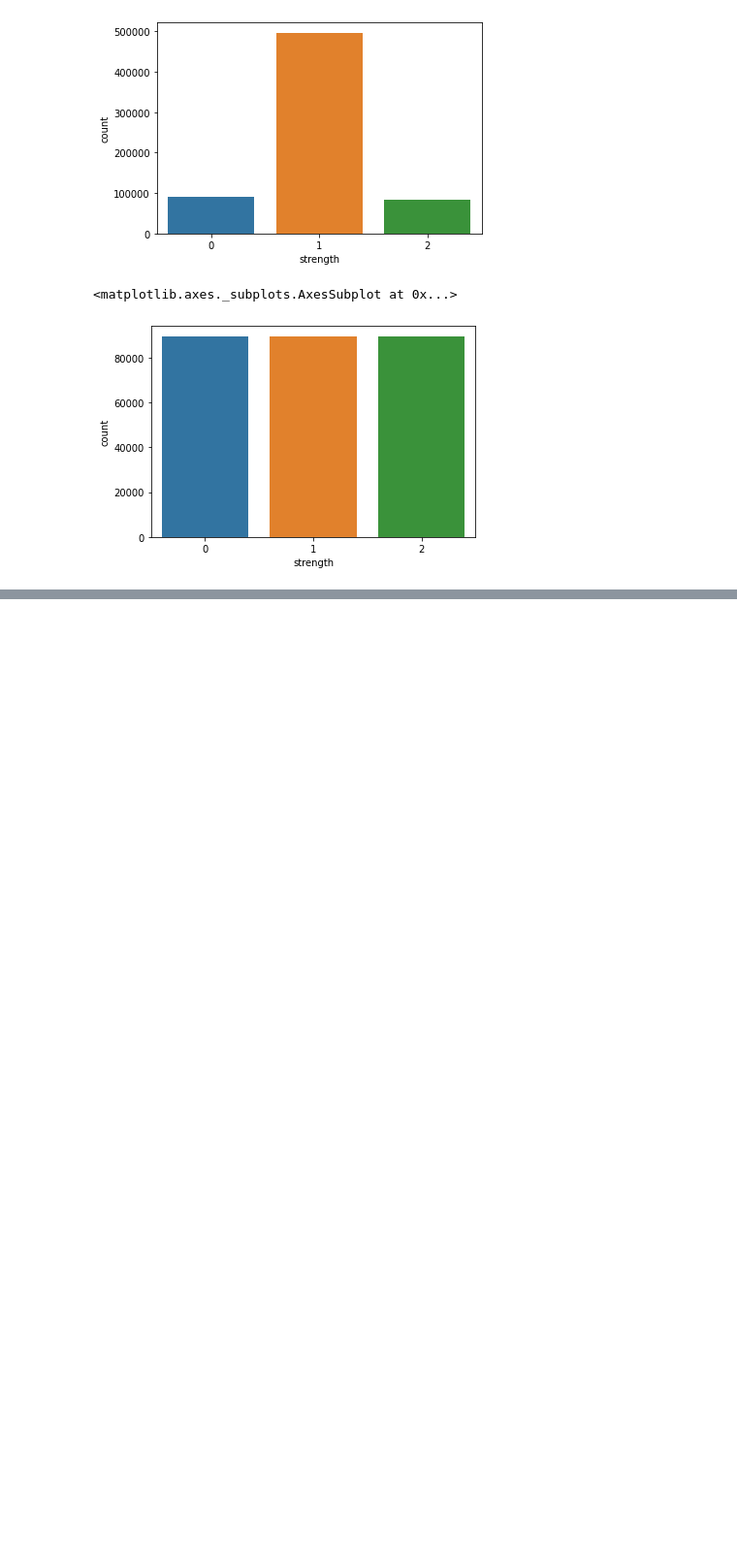
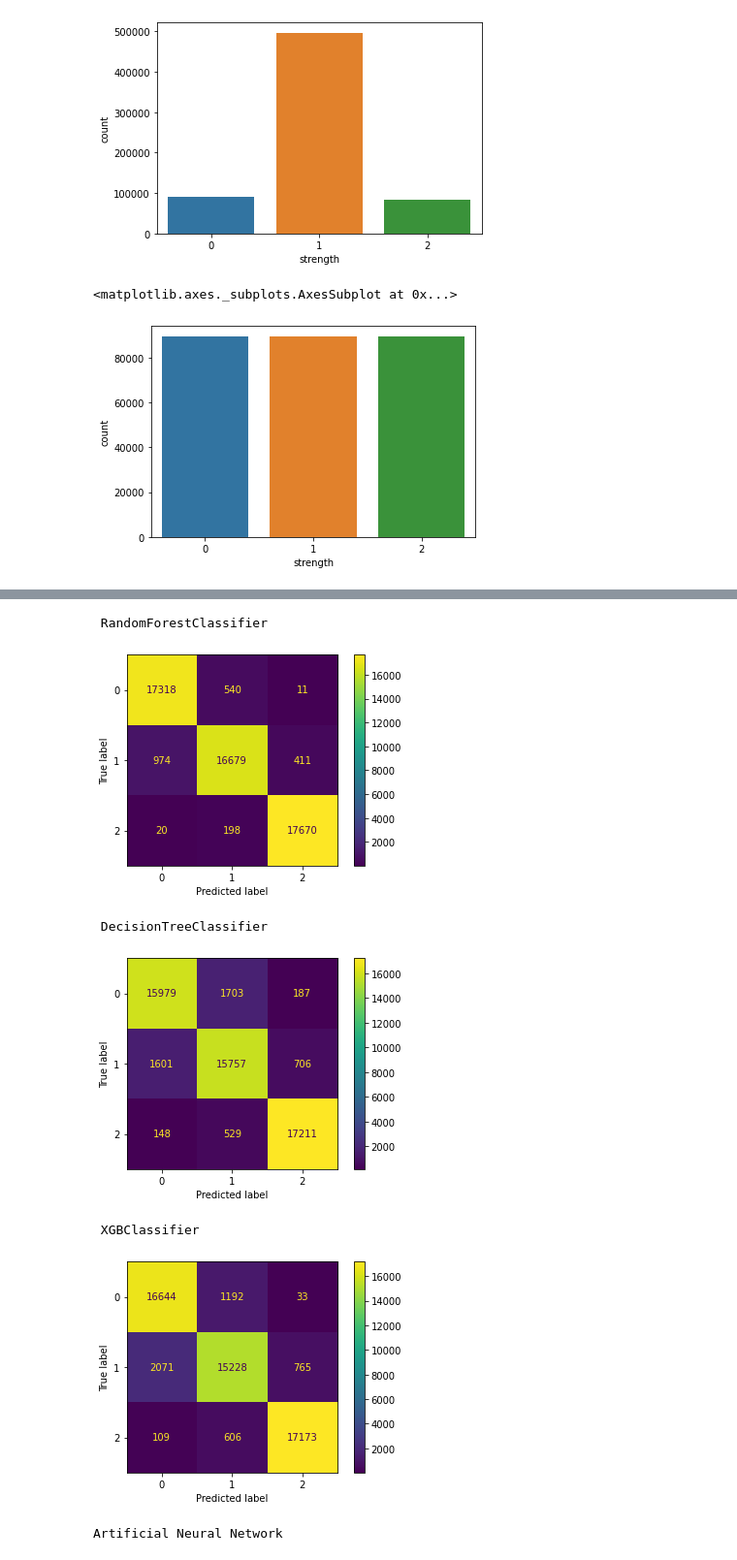
Before and after one commit to kasra-sal/Password_Strength, a Jupyter notebook: Password_Stength.ipynb, the cells around one changed output, grey strips where cells are left out. Shown at 97% size. Drawn from its saved outputs; the diff is of its cells as text; code cells hidden in the pictures; blank space fills up the shorter version.

```diff
--- a/Password_Stength.ipynb
+++ b/Password_Stength.ipynb
@@ -31,8 +31,7 @@ from sklearn.utils import resample
 from sklearn.metrics import confusion_matrix
 
 url = "https://raw.githubusercontent.com/kasra-sal/Password_Strength/main/data.csv"
-data = pd.read_csv(url, error_bad_lines=False,chunksize=10000,iterator=True)
-data = pd.concat(data,ignore_index=True)
+data = pd.read_csv(url, error_bad_lines=False)
 data.head()
 # %% [output]
   exec(code_obj, self.user_global_ns, self.user_ns)
@@ -272,15 +137,14 @@ class pipe_model():
   def fit(self,pipe_filename):
     model = pipe_filename.fit(self.X_train,self.y_train)
     return model
-  def model_score(self,model,X_test,y_test):
+  def model_score(self,model):
     score = model.score(self.X_test,self.y_test)
     return(score*100)
 
   def predict(self,model,X_test):
     return model.predict(X_test)
 
-  def save(self,filename):
-    model = self.model
+  def save(self,model,filename):
     pickle.dump(model, open( f'{filename}.sav', 'wb'))
 
   def load(self,filename):
@@ -318,11 +182,11 @@ class ANN:
     def model_getter(self):
       return self.model
 
-    def fit(self, X_train, y_train, epochs, batch_size, validation_data=None):
-        self.model.fit(X_train, y_train, epochs=epochs, batch_size=batch_size, validation_data=validation_data)
+    def fit(self, X_train, y_train, epochs, batch_size, verbose,validation_data=None):
+        self.model.fit(X_train, y_train, epochs=epochs, batch_size=batch_size, validation_data=validation_data, verbose=verbose)
 
-    def evaluate(self, x, y):
-        return self.model.evaluate(x, y)
+    def evaluate(self, X_test, y_test):
+        return self.model.evaluate(X_test, y_test,verbose=0)
 
     def save(self, file_):
         self.model.save(file_)
@@ -420,6 +314,0 @@ model.save("ANN_model")
-# %%
-loaded = ANN(143,3)
-model = loaded.load("ANN_model")
-model.summary()
-pred = model.predict(vectorized_pass)
-model.evaluate(X_test,y_test)
@@ -507,3 +315,22 @@ Epoch 50/50
-# %%
-for i in range(len(clf_name)):
-  model = pickle.load(clf_name[i])
+# %%
+for i in range(len(clf_name)):
+  pipeModel = pipe_model(X_train,y_train,X_test,y_test)
+  model = pipeModel.load(clf_name[i])
+  print("\n",clf_name[i],"\n")
+  y_pred = model.predict(X_test)
+  confusionMatrix(y_test,y_pred)
+
+
+ANNmodel = ANN(143,3)
+model = ANNmodel.load("ANN_model")
+print("\nArtificial Neural Network\n")
+y_pred = ANNmodel.predict(model,X_test)
+confusionMatrix(y_test,y_pred)
+# %% [output]
+ RandomForestClassifier
+[figure, added]
+ DecisionTreeClassifier
+[figure, added]
+ XGBClassifier
+[figure, added]
+Artificial Neural Network
```
Also changed, not shown: parts of 10 cells of this notebook.
